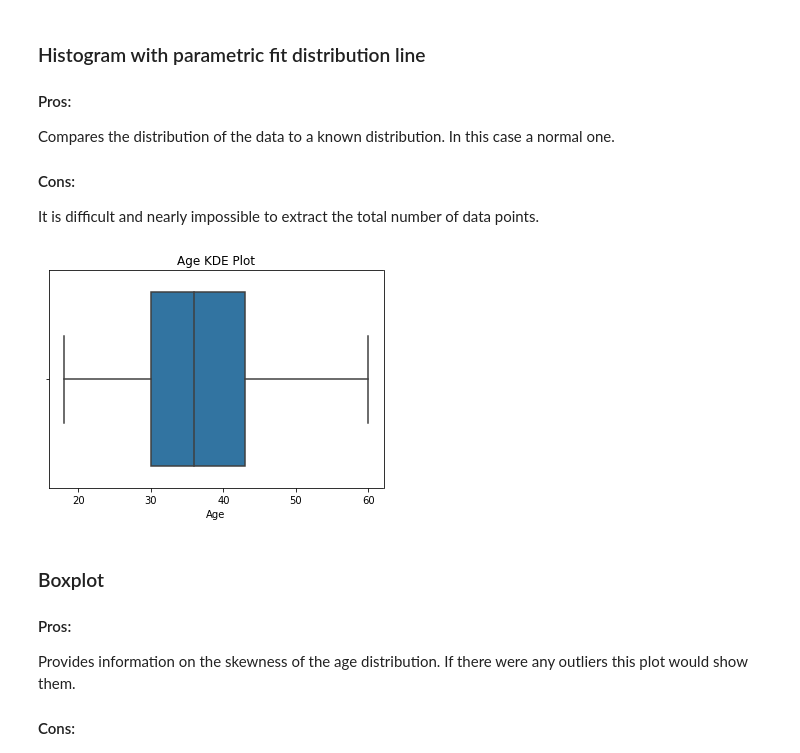
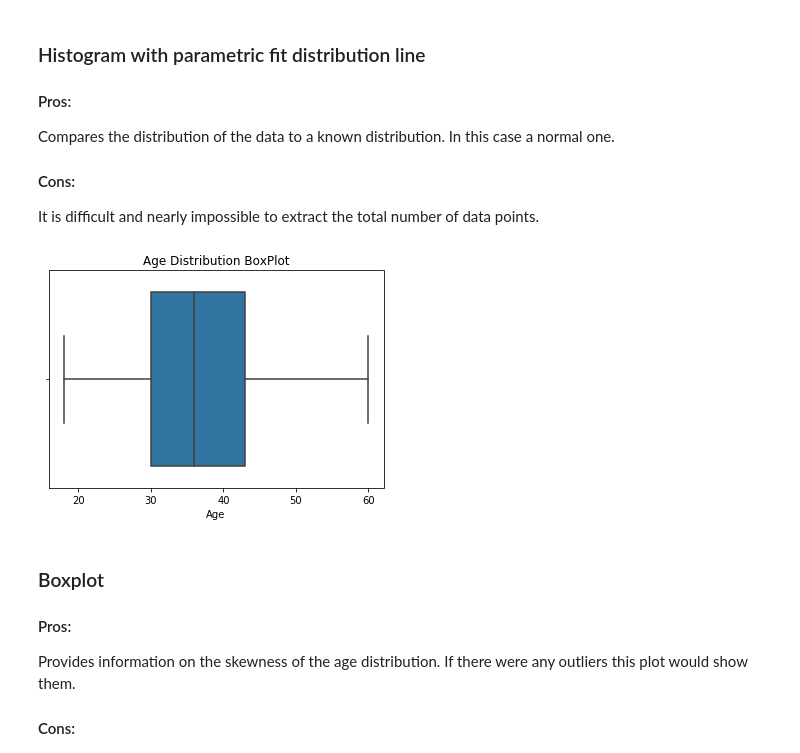
Before and after one commit to keith44/TF-Data_Science, a Jupyter notebook: Data_Science/Data and analysis - data science for investigations/Drill-Present the same data multiple ways.ipynb, the cells around one changed output. Saved outputs shown, nothing was run; the diff lists cells and outputs as text; code cells hidden in the pictures.

```diff
--- a/Data_Science/Data and analysis - data science for investigations/Drill-Present the same data multiple ways.ipynb
+++ b/Data_Science/Data and analysis - data science for investigations/Drill-Present the same data multiple ways.ipynb
@@ -53,10 +53,10 @@ Compares the distribution of the data to a known distribution. In this case a no
 It is difficult and nearly impossible to extract the total number of data points.
 # %%
 sns.boxplot(x)
-plt.title('Age KDE Plot')
+plt.title('Age Distribution BoxPlot')
 plt.show()
 # %% [output]
-[figure, old version]
+[figure, new version]
 # %% [markdown]
 ### Boxplot
 #### Pros:
```
Also changed, not shown: parts of 2 cells of this notebook.
